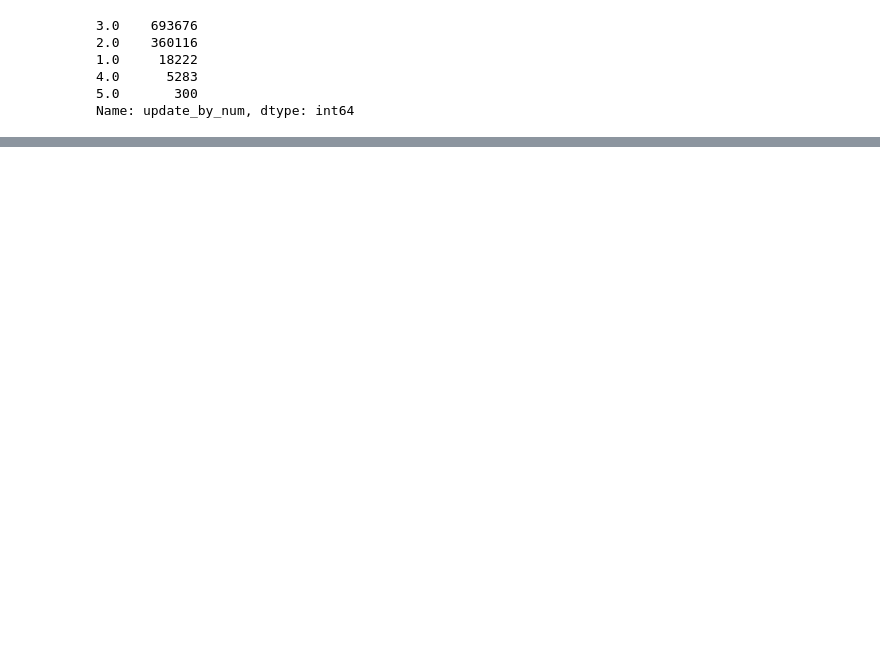
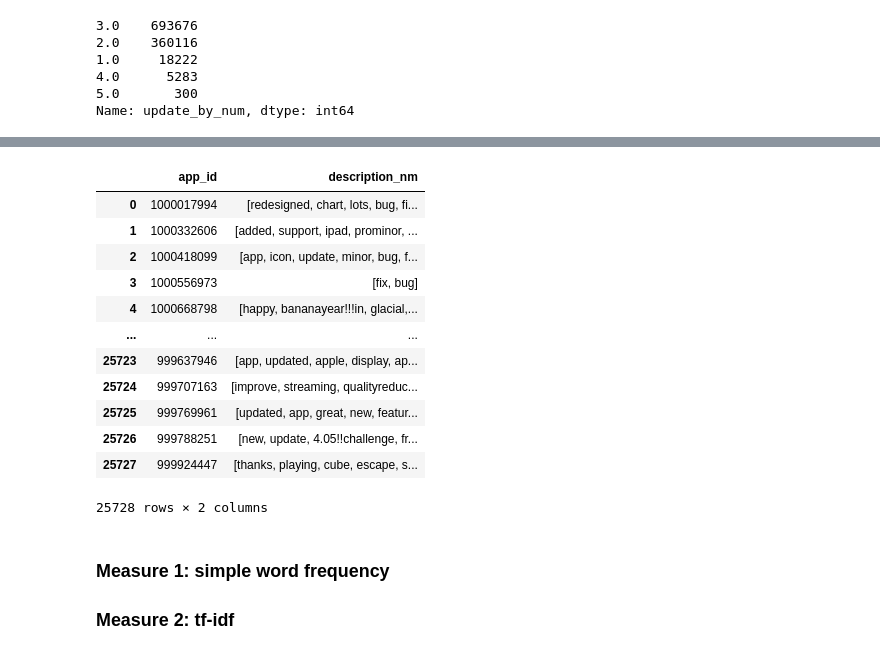
Before and after one commit to YileC928/app-data-privacy-proj, a Jupyter notebook: ios_app_update.ipynb, the cells around one changed output, grey strips where cells are left out. Cells and saved outputs as stored; diff of their text form; code cells hidden in the pictures; blank space fills up the shorter version.

```diff
--- a/ios_app_update.ipynb
+++ b/ios_app_update.ipynb
@@ -182,0 +226,4 @@ ios_df[ios_df['update_by_num'] == 4].head() #sanity check
+# %%
+%%time
+#first create a new df with app level tokenized&normalized word lists
+ios_by_app = ios_df.groupby('app_id').agg({'description_nm': 'sum'}).reset_index()
@@ -182,0 +233,20 @@ ios_df[ios_df['update_by_num'] == 4].head() #sanity check
+# %%
+ios_by_app
+# %% [output]
+|  | app_id | description_nm |
+| 0 | 1000017994 | [redesigned, chart, lots, bug, fi... |
+| 1 | 1000332606 | [added, support, ipad, prominor, ... |
+| 2 | 1000418099 | [app, icon, update, minor, bug, f... |
+| 3 | 1000556973 | [fix, bug] |
+| 4 | 1000668798 | [happy, bananayear!!!in, glacial,... |
+| ... | ... | ... |
+| 25723 | 999637946 | [app, updated, apple, display, ap... |
+| 25724 | 999707163 | [improve, streaming, qualityreduc... |
+| 25725 | 999769961 | [updated, app, great, new, featur... |
+| 25726 | 999788251 | [new, update, 4.05!!challenge, fr... |
+| 25727 | 999924447 | [thanks, playing, cube, escape, s... |
+25728 rows × 2 columns
+# %% [markdown]
+### Measure 1: simple word frequency
+
+### Measure 2: tf-idf
```
Also changed, not shown: parts of 24 cells of this notebook.
